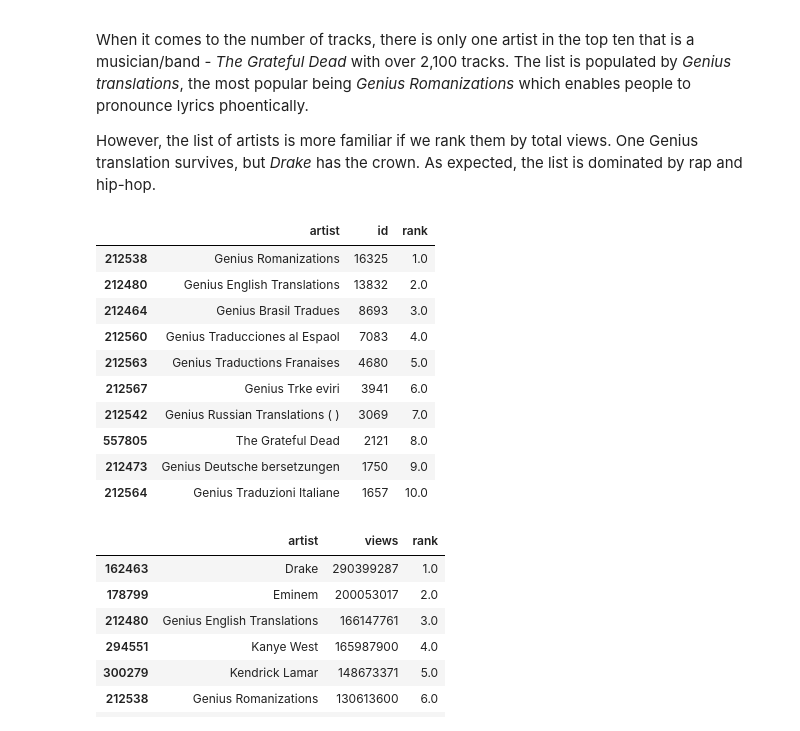
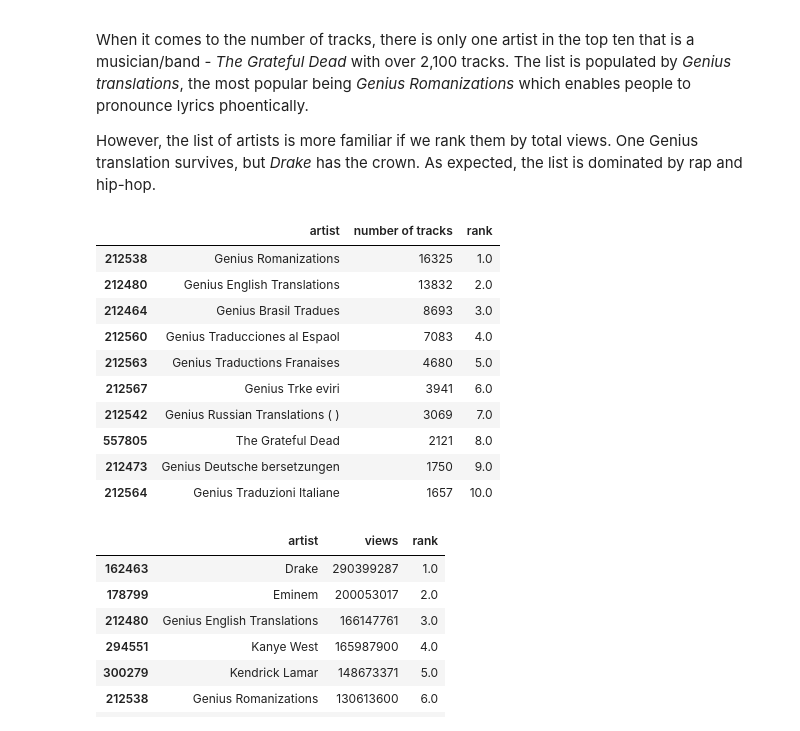
Before and after one commit to wanyakrecipes/lyrical_sentiment, a Jupyter notebook: notebook.ipynb, the cells around one changed output. Drawn from its saved outputs; the diff is of its cells as text; code cells hidden in the pictures.

```diff
--- a/notebook.ipynb
+++ b/notebook.ipynb
@@ -111,13 +111,14 @@ However, the list of artists is more familiar if we rank them by total views. On
 # %%
 #Artists - top 10 number by id (popular_artists_df)
 artist_top_ten_df = song_lyrics_full_df.groupby('artist').agg({'id':'count'}).reset_index()
 artist_top_ten_df['rank'] = artist_top_ten_df['id'].rank(ascending= False)
 artist_top_ten_df = artist_top_ten_df.sort_values(by = 'rank')
+artist_top_ten_df = artist_top_ten_df.rename(columns = {"id" : "number of tracks"})
 artist_top_ten_df = artist_top_ten_df.head(10)
 
 display(artist_top_ten_df)
 # %% [output]
-|  | artist | id | rank |
+|  | artist | number of tracks | rank |
 | 212538 | Genius Romanizations | 16325 | 1.0 |
 | 212480 | Genius English Translations | 13832 | 2.0 |
 | 212464 | Genius Brasil Tradues | 8693 | 3.0 |
```
Also changed, not shown: parts of 15 cells of this notebook.
